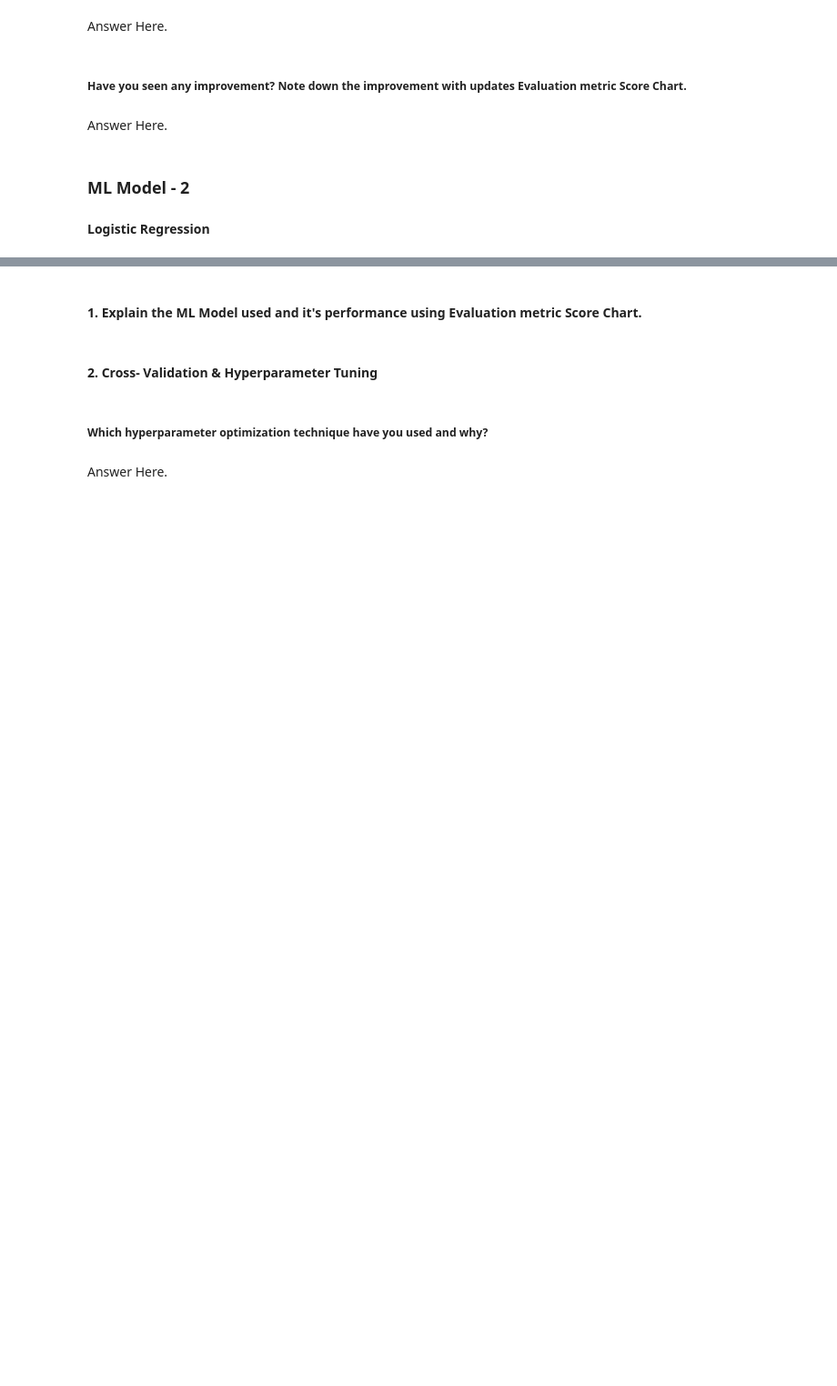
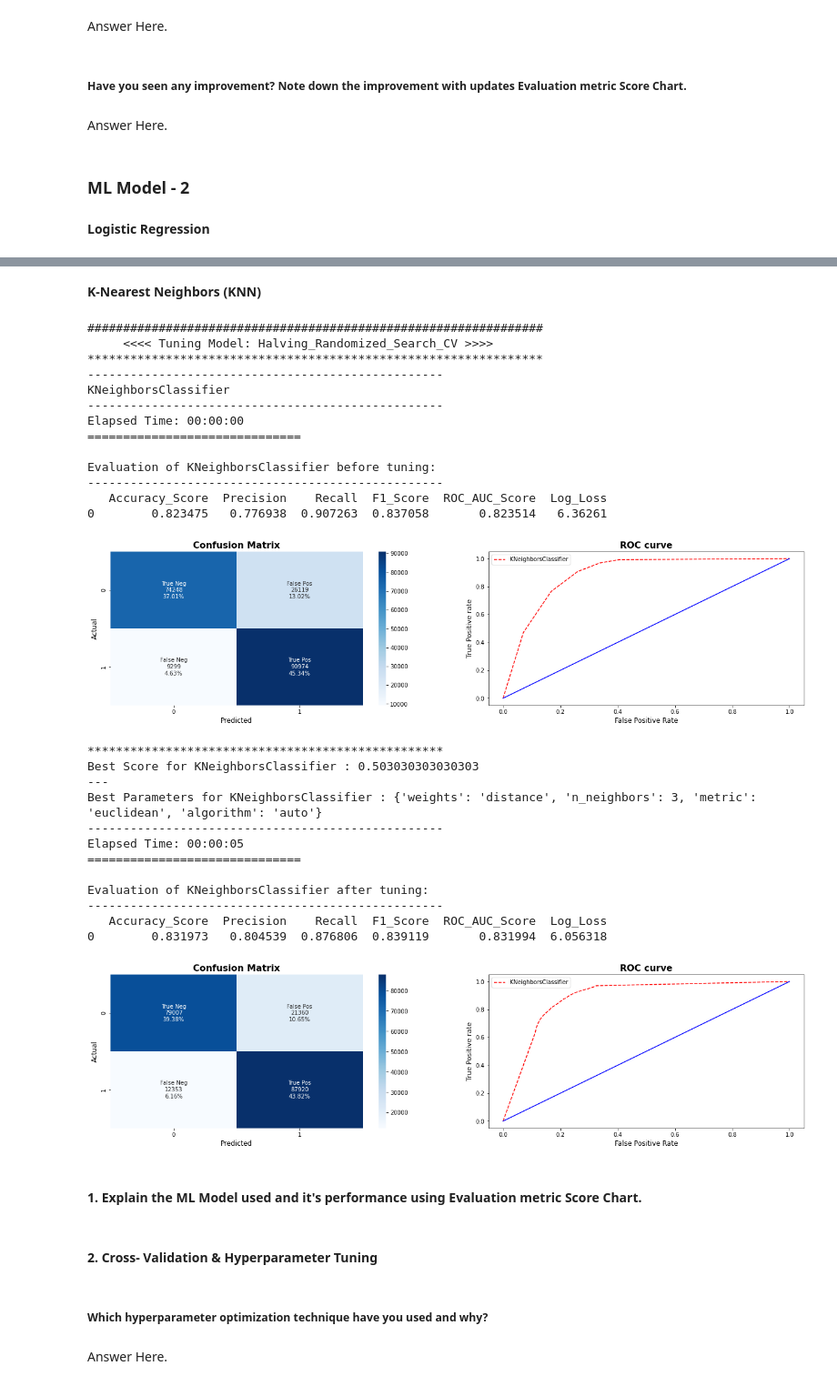
Before and after one commit to AimanSahay/ML-Project---Insurance-Cross-Sell-Prediction, a Jupyter notebook: ML Project_Insurance Cross Sell Prediction.ipynb, the cells around one changed output, grey strips where cells are left out. Shown at 91% size. Drawn from its saved outputs; the diff is of its cells as text; code cells hidden in the pictures; blank space fills up the shorter version.

```diff
--- a/ML Project_Insurance Cross Sell Prediction.ipynb
+++ b/ML Project_Insurance Cross Sell Prediction.ipynb
@@ -2177,4 +2186,51 @@ Evaluation of LogisticRegression after tuning:
 [figure]
+# %% [markdown]
+**K-Nearest Neighbors (KNN)**
+# %%
+# Function Inputs:
+X = X_resampled
+y = y_resampled
+
+model = KNeighborsClassifier()
+
+parameters_knn = {'n_neighbors':[3, 5, 10, 50],
+              'weights': ['distance'],
+              'algorithm': ['auto'],
+              'metric': ['euclidean', 'manhattan']}
+
+tuning_model = "Halving_Randomized_Search_CV"
+
+# Train the Model
+ml_algorithm_implementation(X=X, y=y, model=model, parameters=parameters_knn,\
+                            tuning_model=tuning_model, feature_importance=False)
+# %% [output]
+################################################################
+     <<<< Tuning Model: Halving_Randomized_Search_CV >>>>
+****************************************************************
+--------------------------------------------------
+KNeighborsClassifier
+--------------------------------------------------
+Elapsed Time: 00:00:00
+==============================
+
+Evaluation of KNeighborsClassifier before tuning:
+--------------------------------------------------
+   Accuracy_Score  Precision    Recall  F1_Score  ROC_AUC_Score  Log_Loss
+0        0.823475   0.776938  0.907263  0.837058       0.823514   6.36261
+[figure, added]
+**************************************************
+Best Score for KNeighborsClassifier : 0.503030303030303
+---
+Best Parameters for KNeighborsClassifier : {'weights': 'distance', 'n_neighbors': 3, 'metric': 'euclidean', 'algorithm': 'auto'}
+--------------------------------------------------
+Elapsed Time: 00:00:05
+==============================
+
+Evaluation of KNeighborsClassifier after tuning:
+--------------------------------------------------
+   Accuracy_Score  Precision    Recall  F1_Score  ROC_AUC_Score  Log_Loss
+0        0.831973   0.804539  0.876806  0.839119       0.831994  6.056318
+[figure, added]
 # %% [markdown]
 #### 1. Explain the ML Model used and it's performance using Evaluation metric Score Chart.
 # %%
```
Also changed, not shown: parts of 22 cells of this notebook.
